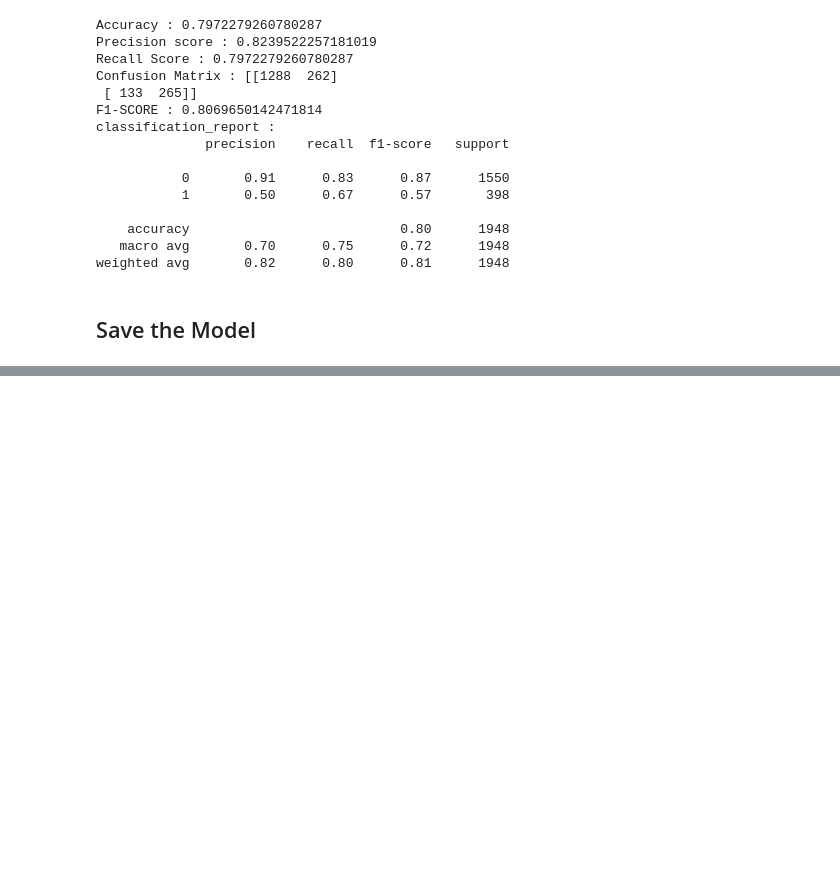
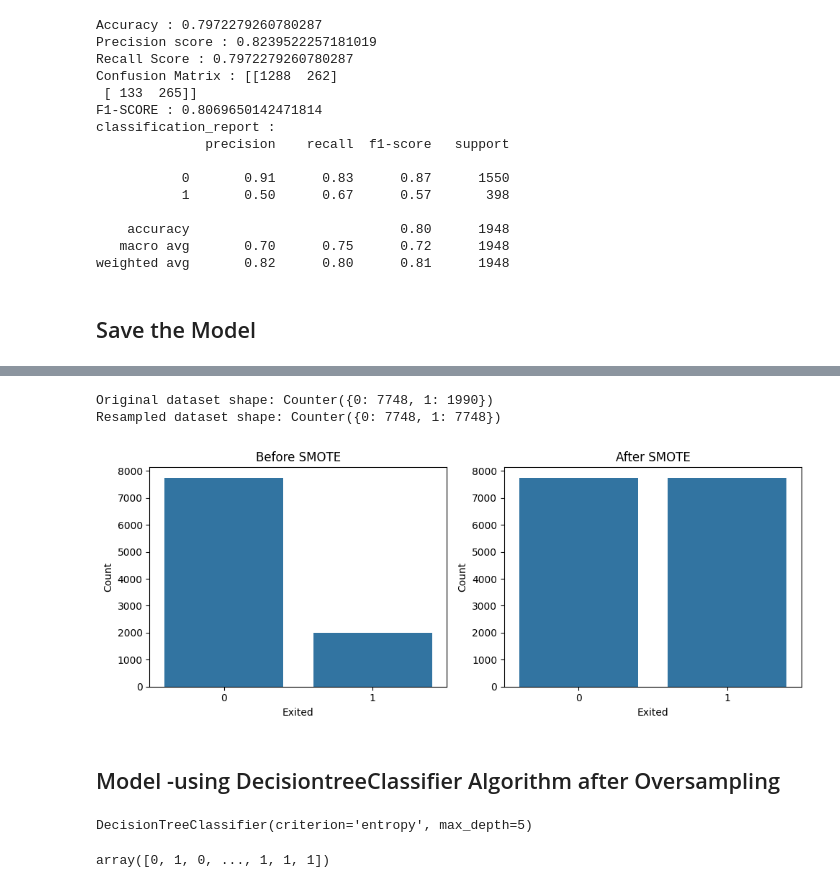
Before and after one commit to Alexander789400/Churn_modelling_Prediction_Project, a Jupyter notebook: Churn_Model.ipynb, the cells around one changed output, grey strips where cells are left out. Saved outputs shown, nothing was run; the diff lists cells and outputs as text; code cells hidden in the pictures; blank space fills up the shorter version.

```diff
--- a/Churn_Model.ipynb
+++ b/Churn_Model.ipynb
@@ -667,0 +707,47 @@ Future Scope : Apply SMOTE (Synthetic Minority Oversampling Technique) to addres
+# %%
+import numpy as np
+from collections import Counter
+from sklearn.datasets import make_classification
+from imblearn.over_sampling import SMOTE
+import matplotlib.pyplot as plt
+
+# 1. Generate a synthetic imbalanced dataset
+# Here, we create 1,000 samples with a 99:1 class ratio
+x, y = make_classification(n_samples=9738, n_features=10, n_informative=10,
+                           n_redundant=0, n_repeated=0, n_classes=2,
+                           n_clusters_per_class=1, weights=[0.7957, 0.243],
+                           flip_y=0, random_state=1)
+
+print(f"Original dataset shape: {Counter(y)}")
+
+# 2. Apply SMOTE
+smote = SMOTE(random_state=1)
+x_resampled, y_resampled = smote.fit_resample(x, y)
+
+print("Resampled dataset shape:", Counter(y_resampled))
+
+# 3. Plot before and after SMOTE
+plt.figure(figsize=(10, 4))
+
+# Before SMOTE
+plt.subplot(1, 2, 1)
+sns.countplot(x=y)
+plt.title('Before SMOTE')
+plt.xlabel('Exited')
+plt.ylabel('Count')
+
+# After SMOTE
+plt.subplot(1, 2, 2)
+sns.countplot(x=y_resampled)
+plt.title('After SMOTE')
+plt.xlabel('Exited')
+plt.ylabel('Count')
+
+plt.tight_layout()
+plt.show()
+# %% [output]
+Original dataset shape: Counter({0: 7748, 1: 1990})
+Resampled dataset shape: Counter({0: 7748, 1: 7748})
+[figure, added]
+# %% [markdown]
+## Model -using DecisiontreeClassifier Algorithm after Oversampling
@@ -667,0 +756,5 @@ Future Scope : Apply SMOTE (Synthetic Minority Oversampling Technique) to addres
+# %%
+model=DecisionTreeClassifier(criterion="entropy",max_depth=5,min_samples_split=2)
+model.fit(x_train,y_train)
+# %% [output]
+DecisionTreeClassifier(criterion='entropy', max_depth=5)
@@ -667,0 +763,4 @@ Future Scope : Apply SMOTE (Synthetic Minority Oversampling Technique) to addres
+# %%
+y_pred
+# %% [output]
+array([0, 1, 0, ..., 1, 1, 1])
```
Also changed, not shown: parts of 11 cells of this notebook.
